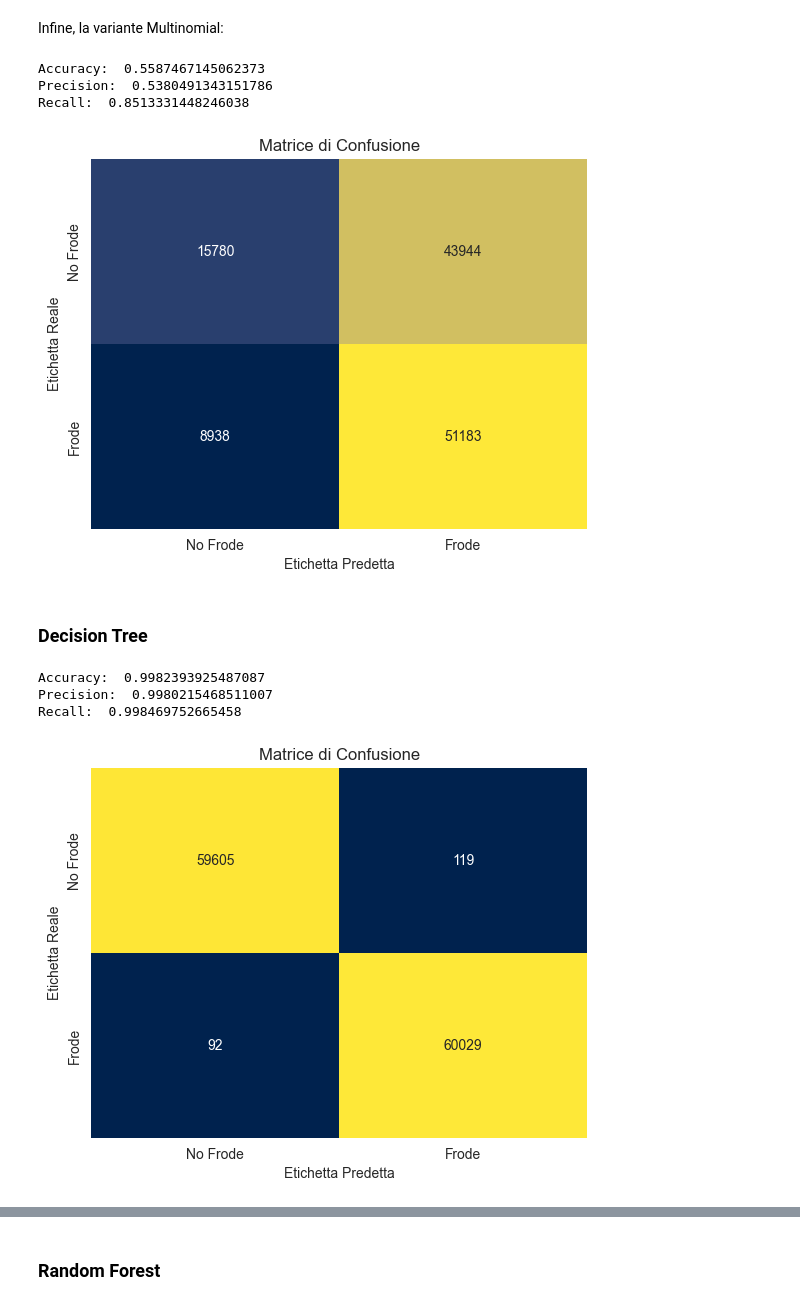
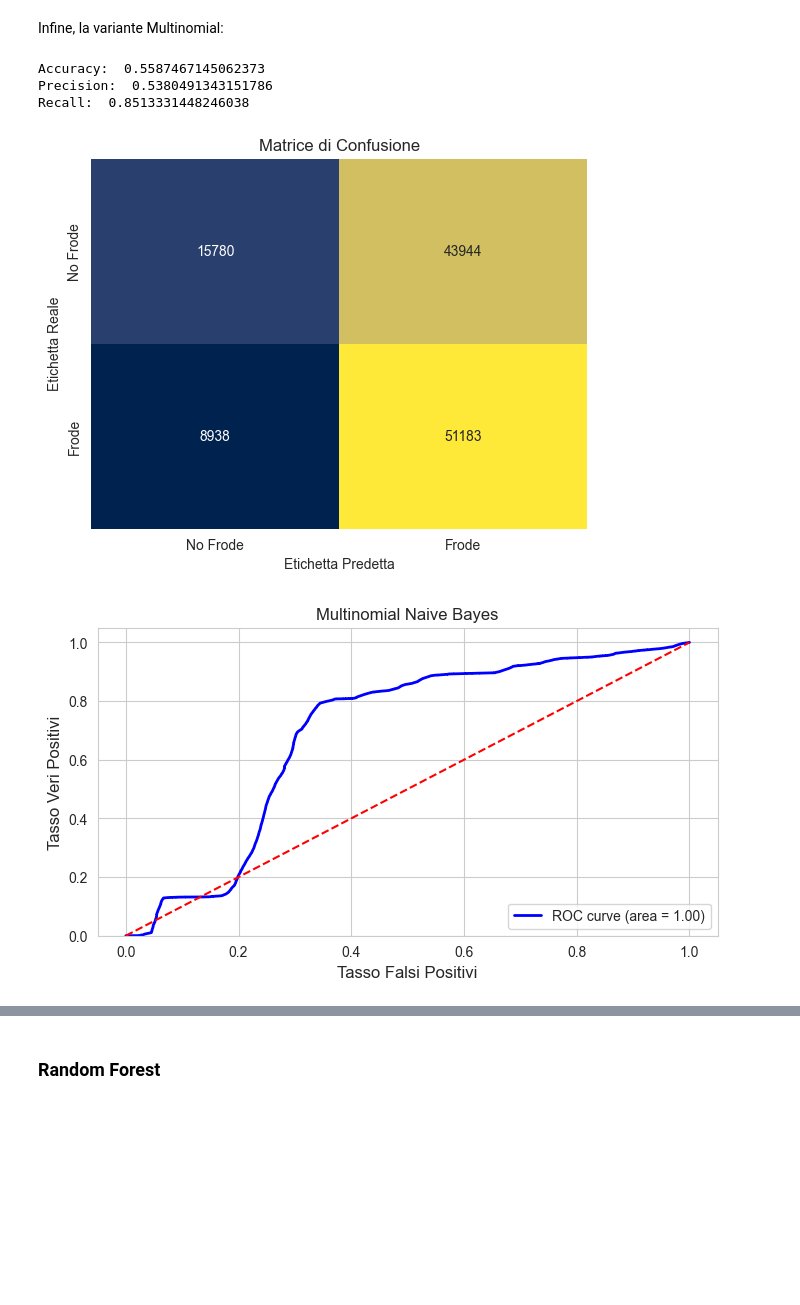
Before and after one commit to marcosantoriello/CCFDetector, a Jupyter notebook: CreditCardFraudDetector.ipynb, the cells around one changed output, grey strips where cells are left out. Cells and saved outputs as stored; diff of their text form; code cells hidden in the pictures; blank space fills up the shorter version.

```diff
--- a/CreditCardFraudDetector.ipynb
+++ b/CreditCardFraudDetector.ipynb
@@ -543,57 +573,35 @@ Infine, la variante Multinomial:
 # %%
 # Addestramento modello
 mnb.fit(X_train,y_train)
 
 # Predizione
 y_pred_mnb = bnb.predict(X_test)
 
 accuracyMNB = accuracy_score(y_test,y_pred_mnb)
 precisionMNB = precision_score(y_test,y_pred_mnb)
 recallMNB = recall_score(y_test,y_pred_mnb)
 
 print('Accuracy: ', accuracyMNB)
 print('Precision: ', precisionMNB)
 print('Recall: ' , recallMNB)
 
 # Confusion Matrix
 labels = ['No Frode', 'Frode']
 confusion_matrix_result = confusion_matrix(y_test, y_pred_mnb)
 sns.heatmap(confusion_matrix_result, annot=True, fmt='d', cmap='cividis', xticklabels=labels, yticklabels=labels, cbar=False)
 plt.title('Matrice di Confusione')
 plt.xlabel('Etichetta Predetta')
 plt.ylabel('Etichetta Reale')
 plt.show()
+
+# ROC-AUC Curve
+fpr_mnb, tpr_mnb, _ = roc_curve(y_test, mnb.predict_proba(X_test)[:, 1])
+roc_auc_mnb = auc(fpr_mnb, tpr_mnb) # Calcolo Area Under the Curve
+
+plot_roc_auc_curve(fpr_mnb, tpr_mnb, 'Multinomial Naive Bayes')
 # %% [output]
 Accuracy:  0.5587467145062373
 Precision:  0.5380491343151786
 Recall:  0.8513331448246038
 [figure]
+[figure, added]
-# %% [markdown]
-### Decision Tree
-# %%
-from sklearn.tree import DecisionTreeClassifier
-dtc = DecisionTreeClassifier(max_depth=28)
-
-dtc.fit(X_train,y_train)
-y_pred = dtc.predict(X_test)
-accuracyDTC = accuracy_score(y_test,y_pred)
-precisionDTC = precision_score(y_test,y_pred)
-recallDTC = recall_score(y_test,y_pred)
-
-print('Accuracy: ', accuracyDTC)
-print('Precision: ', precisionDTC)
-print('Recall: ', recallDTC)
-
-
-labels = ['No Frode', 'Frode']
-confusion_matrix_result = confusion_matrix(y_test,y_pred)
-sns.heatmap(confusion_matrix_result, annot=True, fmt='d', cmap='cividis', xticklabels=labels, yticklabels=labels, cbar=False)
-plt.title('Matrice di Confusione')
-plt.xlabel('Etichetta Predetta')
-plt.ylabel('Etichetta Reale')
-plt.show()
-# %% [output]
-Accuracy:  0.9982393925487087
-Precision:  0.9980215468511007
-Recall:  0.998469752665458
-[figure, removed]
```
Also changed, not shown: parts of 13 cells of this notebook, 2 other files.
